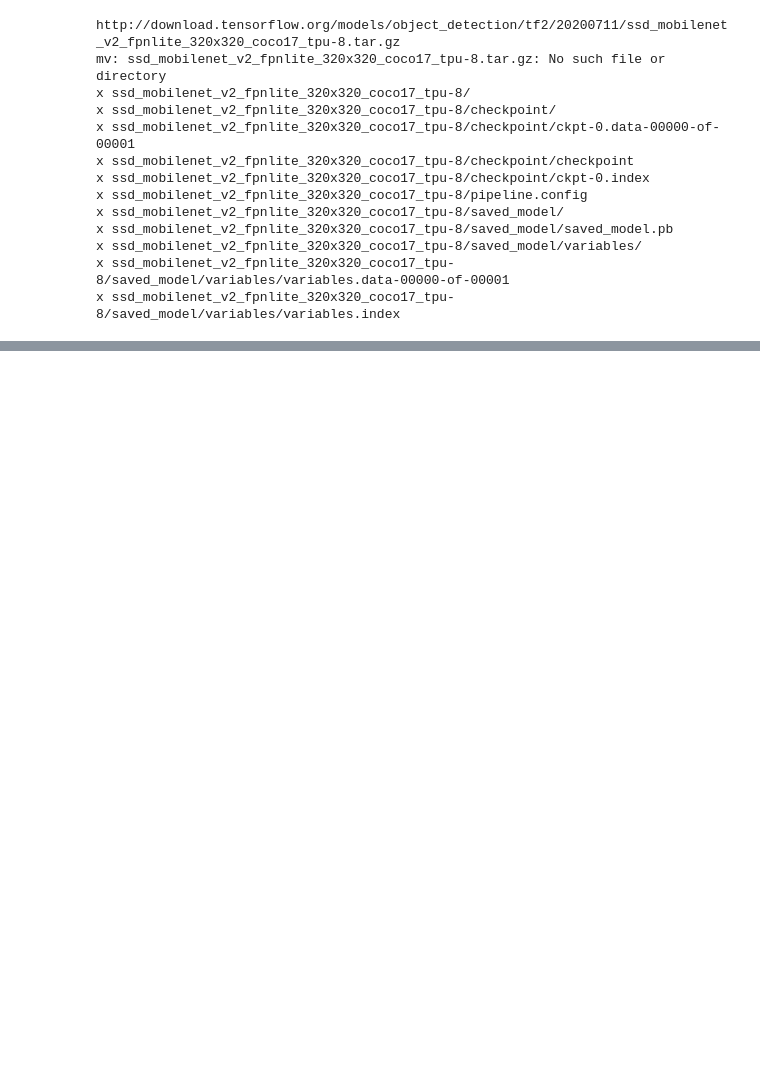
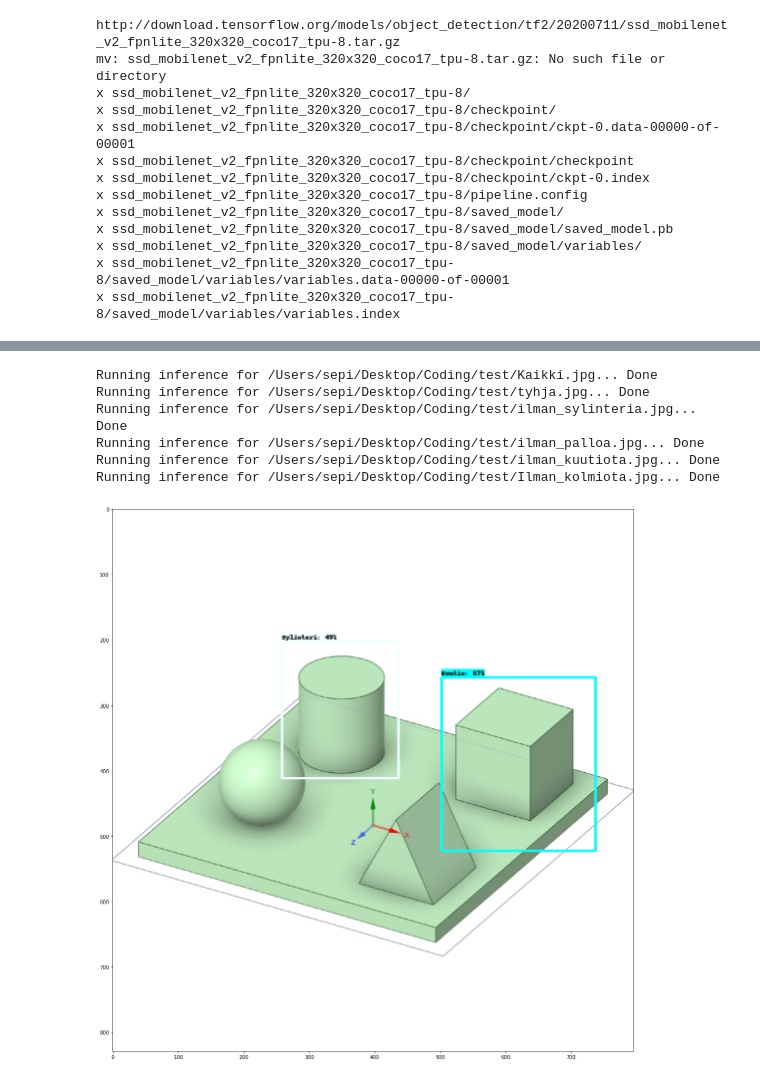
Before and after one commit to sepi83/Tensorflow_object_detection_demo, a Jupyter notebook: demo.ipynb, the cells around one changed output, grey strips where cells are left out. Saved outputs shown, nothing was run; the diff lists cells and outputs as text; code cells hidden in the pictures; blank space fills up the shorter version.

```diff
--- a/demo.ipynb
+++ b/demo.ipynb
@@ -456,31 +481,39 @@ for image_path in IMAGE_PATHS:
     # All outputs are batches tensors.
     # Convert to numpy arrays, and take index [0] to remove the batch dimension.
     # We're only interested in the first num_detections.
     num_detections = int(detections.pop("num_detections"))
     detections = {
         key: value[0, :num_detections].numpy() for key, value in detections.items()
     }
     detections["num_detections"] = num_detections
 
     # detection_classes should be ints.
     detections["detection_classes"] = detections["detection_classes"].astype(np.int64)
 
     label_id_offset = 1
     image_np_with_detections = image_np.copy()
 
     viz_utils.visualize_boxes_and_labels_on_image_array(
         image_np_with_detections,
         detections["detection_boxes"],
         detections["detection_classes"] + label_id_offset,
         detections["detection_scores"],
         category_index,
         use_normalized_coordinates=True,
         max_boxes_to_draw=20,
-        min_score_thresh=0.5,
+        min_score_thresh=0.4,
         agnostic_mode=False,
     )
 
     plt.figure()
     plt.imshow(image_np_with_detections)
     print("Done")
 plt.show()
+# %% [output]
+Running inference for /Users/sepi/Desktop/Coding/test/Kaikki.jpg... Done
+Running inference for /Users/sepi/Desktop/Coding/test/tyhja.jpg... Done
+Running inference for /Users/sepi/Desktop/Coding/test/ilman_sylinteria.jpg... Done
+Running inference for /Users/sepi/Desktop/Coding/test/ilman_palloa.jpg... Done
+Running inference for /Users/sepi/Desktop/Coding/test/ilman_kuutiota.jpg... Done
+Running inference for /Users/sepi/Desktop/Coding/test/Ilman_kolmiota.jpg... Done
+[figure, added]
```
Also changed, not shown: parts of 5 cells of this notebook.
